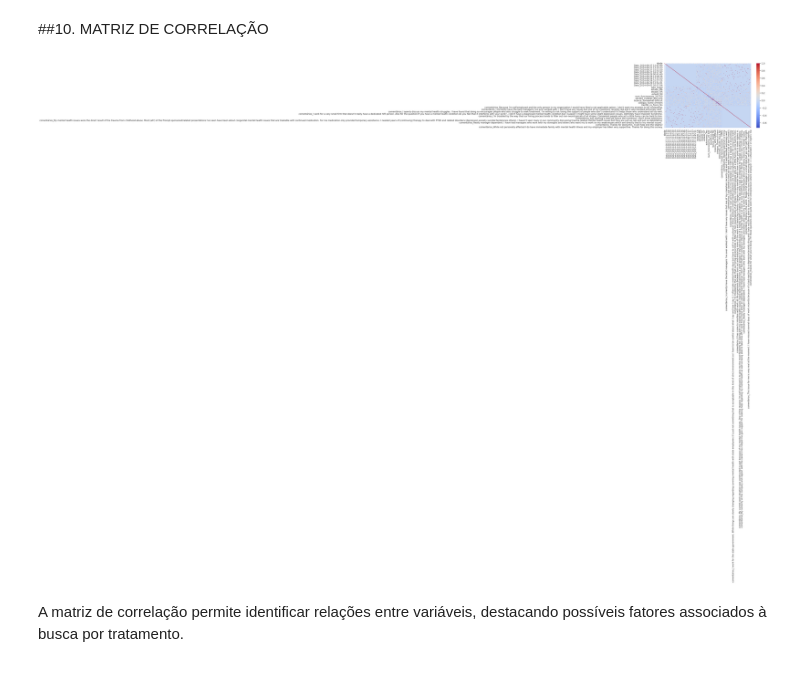
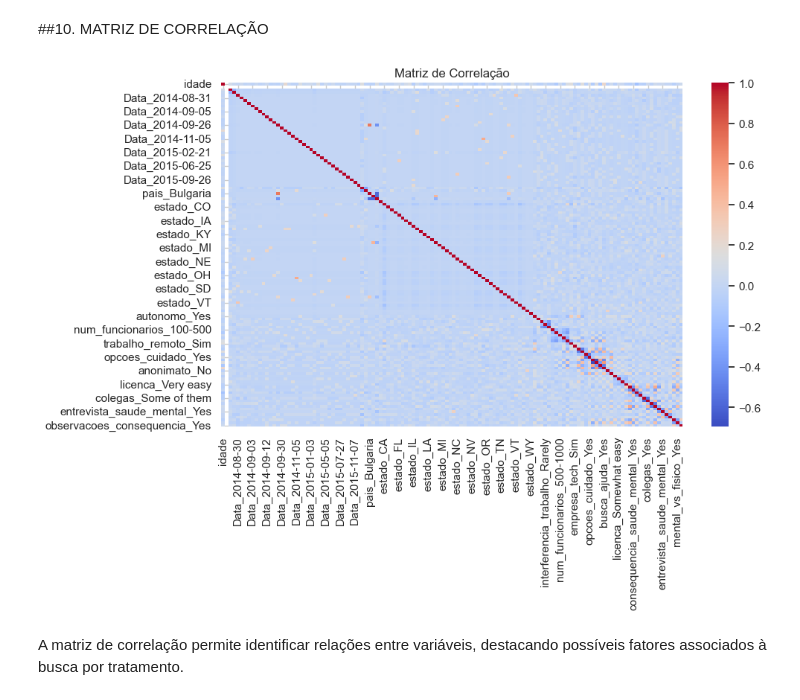
Before and after one commit to AlanTiem/MPV_Analise_Dados_Boas_Praticas, a Jupyter notebook: MPV_Analise_Dados_Boas_Praticas.ipynb, the cells around one changed output. Cells and saved outputs as stored; diff of their text form; code cells hidden in the pictures.

```diff
--- a/MPV_Analise_Dados_Boas_Praticas.ipynb
+++ b/MPV_Analise_Dados_Boas_Praticas.ipynb
@@ -89,8 +93,7 @@ df.rename(columns={
     'mental_health_interview': 'entrevista_saude_mental',
     'phys_health_interview': 'entrevista_saude_fisica',
     'mental_vs_physical': 'mental_vs_fisico',
-    'obs_consequence': 'observacoes_consequencia',
-    'comments': 'comentários'
+    'obs_consequence': 'observacoes_consequencia'
 }, inplace=True)
 
 #Tradução das Linhas S/N
@@ -122,3 +123,12 @@ df = df[(df['idade'] <= 80) & (df['idade'] >= 0)]
+# %%
+# Limpeza de dados
+df = df[(df['idade'] <= 80) & (df['idade'] >= 0)]
+
+# Remover colunas irrelevantes
+df.drop(columns=['comments'], inplace=True)
+
+# Converter a coluna de data para o formato datetime
+df['Data'] = pd.to_datetime(df['Data']).dt.date
 # %% [markdown]
 ##3. ANÁLISE INICIAL
 # %%
@@ -266,10 +278,13 @@ A variável alvo foi convertida para formato numérico e variáveis categóricas
 ##10. MATRIZ DE CORRELAÇÃO
 # %%
 plt.figure(figsize=(10,6))
-sns.heatmap(df.corr(), cmap='coolwarm')
+sns.heatmap(df.corr(), cmap='coolwarm'
+            #, annot=True, fmt=".2f"
+            )
+plt.title('Matriz de Correlação')
 plt.show()
 # %% [output]
-[figure, old version]
+[figure, new version]
 # %% [markdown]
 A matriz de correlação permite identificar relações entre variáveis, destacando possíveis fatores associados à busca por tratamento.
 # %% [markdown]
```
Also changed, not shown: parts of 11 cells of this notebook.
